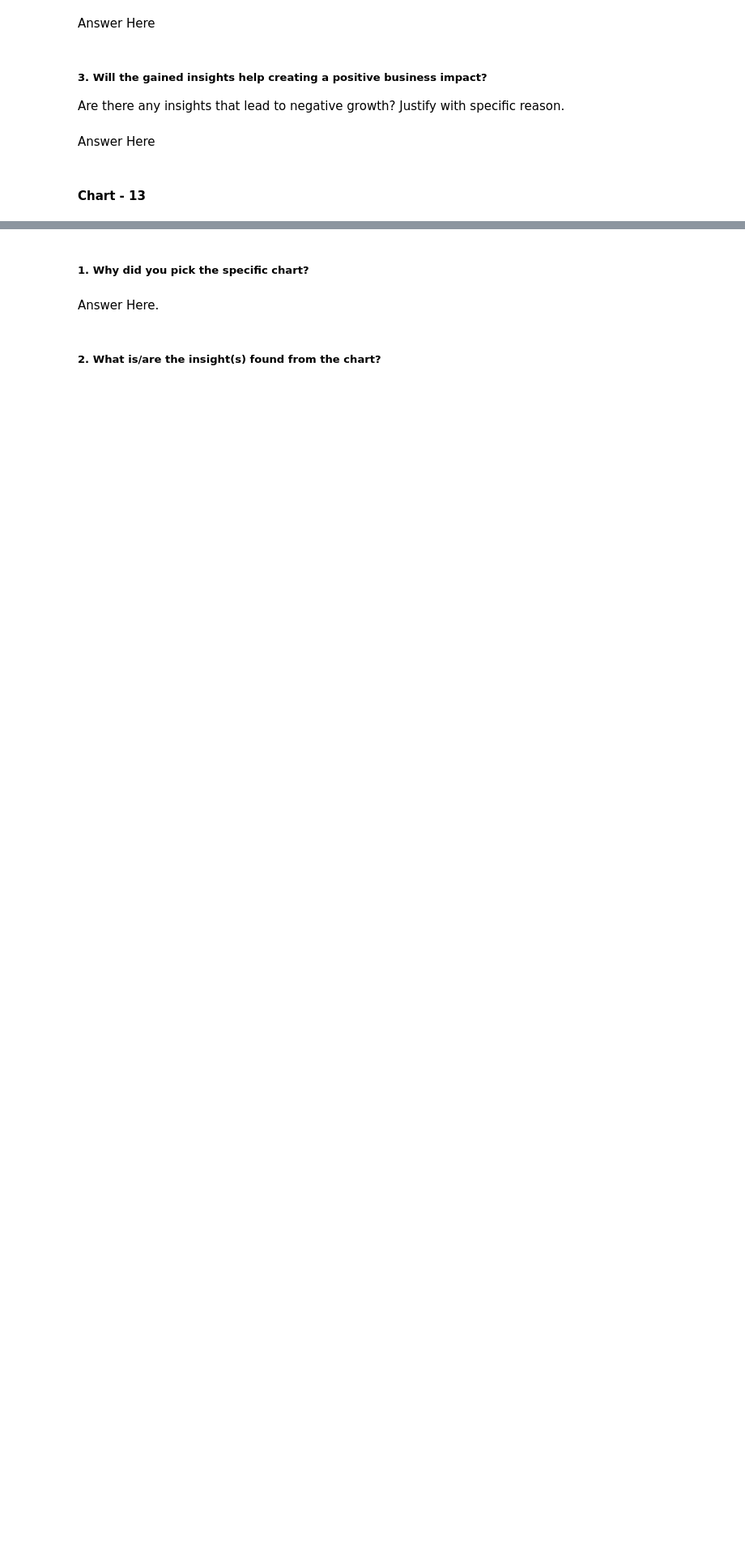
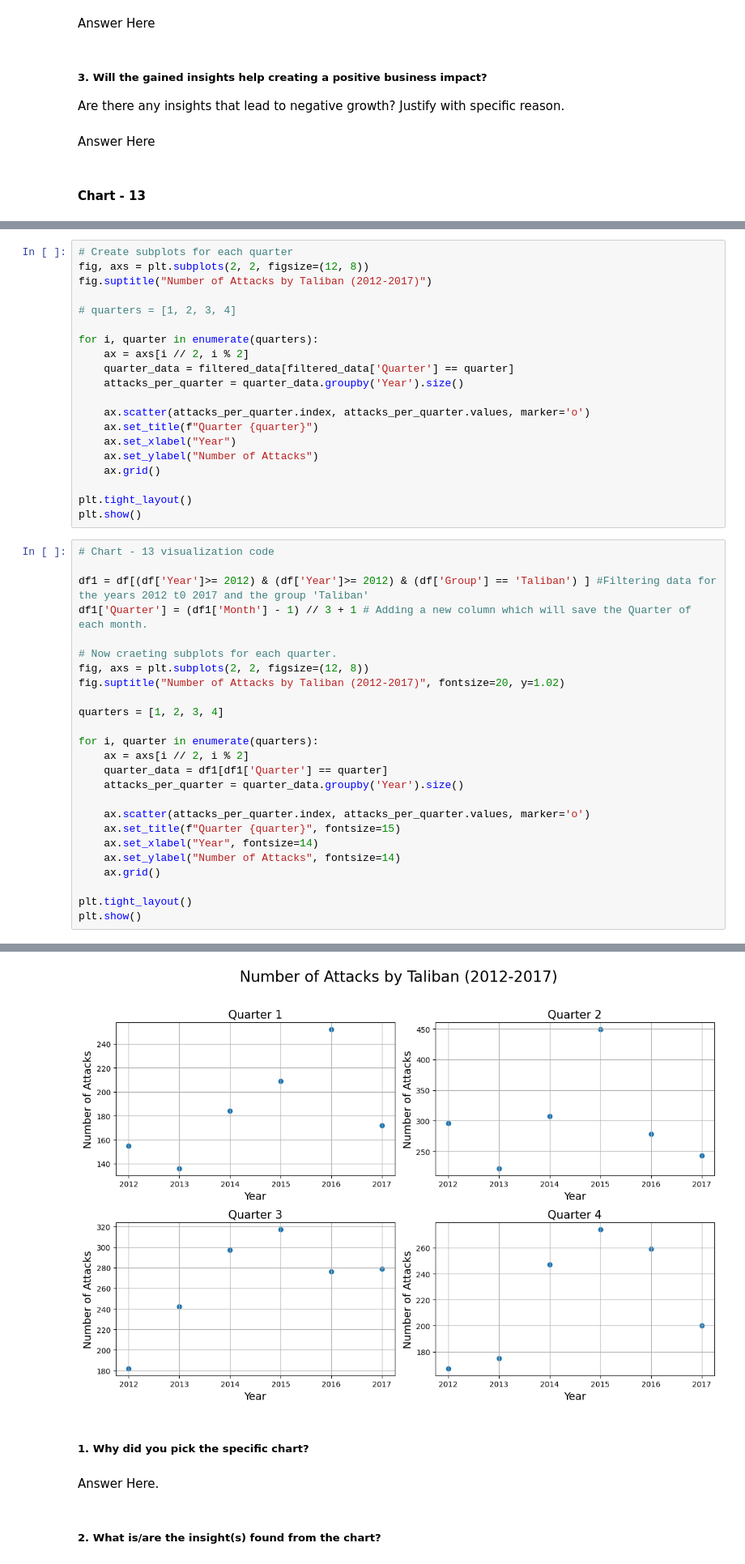
Before and after one commit to Shubham-kumar149/Data-Visualization-With-Python, a Jupyter notebook: Capstone_Project_EDA_on_Global_Terrorism_Dataset.ipynb, the cells around one changed output, grey strips where cells are left out. Shown at 81% size. Cells and saved outputs as stored; diff of their text form; blank space fills up the shorter version.

```diff
--- a/Capstone_Project_EDA_on_Global_Terrorism_Dataset.ipynb
+++ b/Capstone_Project_EDA_on_Global_Terrorism_Dataset.ipynb
@@ -810,0 +809,46 @@ Answer Here
+# %%
+# Create subplots for each quarter
+fig, axs = plt.subplots(2, 2, figsize=(12, 8))
+fig.suptitle("Number of Attacks by Taliban (2012-2017)")
+
+# quarters = [1, 2, 3, 4]
+
+for i, quarter in enumerate(quarters):
+    ax = axs[i // 2, i % 2]
+    quarter_data = filtered_data[filtered_data['Quarter'] == quarter]
+    attacks_per_quarter = quarter_data.groupby('Year').size()
+
+    ax.scatter(attacks_per_quarter.index, attacks_per_quarter.values, marker='o')
+    ax.set_title(f"Quarter {quarter}")
+    ax.set_xlabel("Year")
+    ax.set_ylabel("Number of Attacks")
+    ax.grid()
+
+plt.tight_layout()
+plt.show()
+# %%
+# Chart - 13 visualization code
+
+df1 = df[(df['Year']>= 2012) & (df['Year']>= 2012) & (df['Group'] == 'Taliban') ] #Filtering data for the years 2012 t0 2017 and the group 'Taliban'
+df1['Quarter'] = (df1['Month'] - 1) // 3 + 1 # Adding a new column which will save the Quarter of each month.
+
+# Now craeting subplots for each quarter.
+fig, axs = plt.subplots(2, 2, figsize=(12, 8))
+fig.suptitle("Number of Attacks by Taliban (2012-2017)", fontsize=20, y=1.02)
+
+quarters = [1, 2, 3, 4]
+
+for i, quarter in enumerate(quarters):
+    ax = axs[i // 2, i % 2]
+    quarter_data = df1[df1['Quarter'] == quarter]
+    attacks_per_quarter = quarter_data.groupby('Year').size()
+
+    ax.scatter(attacks_per_quarter.index, attacks_per_quarter.values, marker='o')
+    ax.set_title(f"Quarter {quarter}", fontsize=15)
+    ax.set_xlabel("Year", fontsize=14)
+    ax.set_ylabel("Number of Attacks", fontsize=14)
+    ax.grid()
+
+plt.tight_layout()
+plt.show()
+# %% [output]
@@ -811,3 +860,4 @@ Answer Here
+[figure, added]
 # %% [markdown]
 ##### 1. Why did you pick the specific chart?
 # %% [markdown]
```
Also changed, not shown: parts of 3 cells of this notebook.
